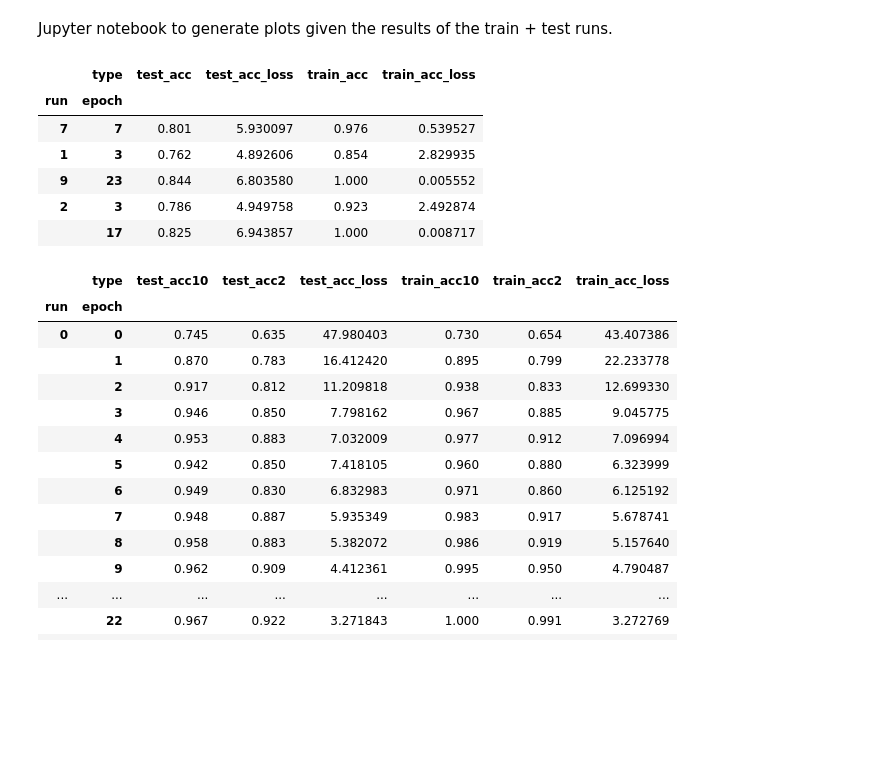
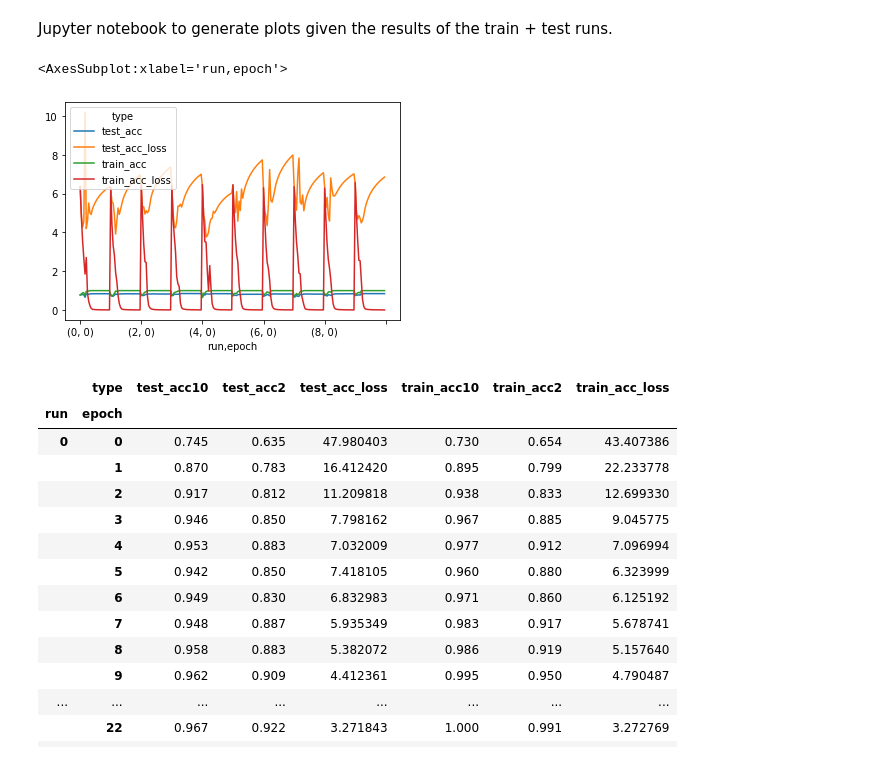
Before and after one commit to ReneDCDSL/DL_Final_Project, a Jupyter notebook: p1/plots.ipynb, the cells around one changed output. Cells and saved outputs as stored; diff of their text form; code cells hidden in the pictures; blank space fills up the shorter version.

Commit message:
plots

```diff
--- a/p1/plots.ipynb
+++ b/p1/plots.ipynb
@@ -23,15 +24,10 @@ df_siam2 = format(info_models["siamese2"])
 df_siam10 = format(info_models["siamese10"])
 # %%
 # Just an example
-df_base.sample(5)
+df_base.sample(30)
 # %% [output]
-|  | type | test_acc | test_acc_loss | train_acc | train_acc_loss |
-| run | epoch |  |  |  |  |
-| 7 | 7 | 0.801 | 5.930097 | 0.976 | 0.539527 |
-| 1 | 3 | 0.762 | 4.892606 | 0.854 | 2.829935 |
-| 9 | 23 | 0.844 | 6.803580 | 1.000 | 0.005552 |
-| 2 | 3 | 0.786 | 4.949758 | 0.923 | 2.492874 |
-|  | 17 | 0.825 | 6.943857 | 1.000 | 0.008717 |
+<AxesSubplot:xlabel='run,epoch'>
+[figure, added]
 # %%
 # An one for the siamese networks
 df_siam2.head(27)
```
Also changed, not shown: parts of 9 cells of this notebook.
